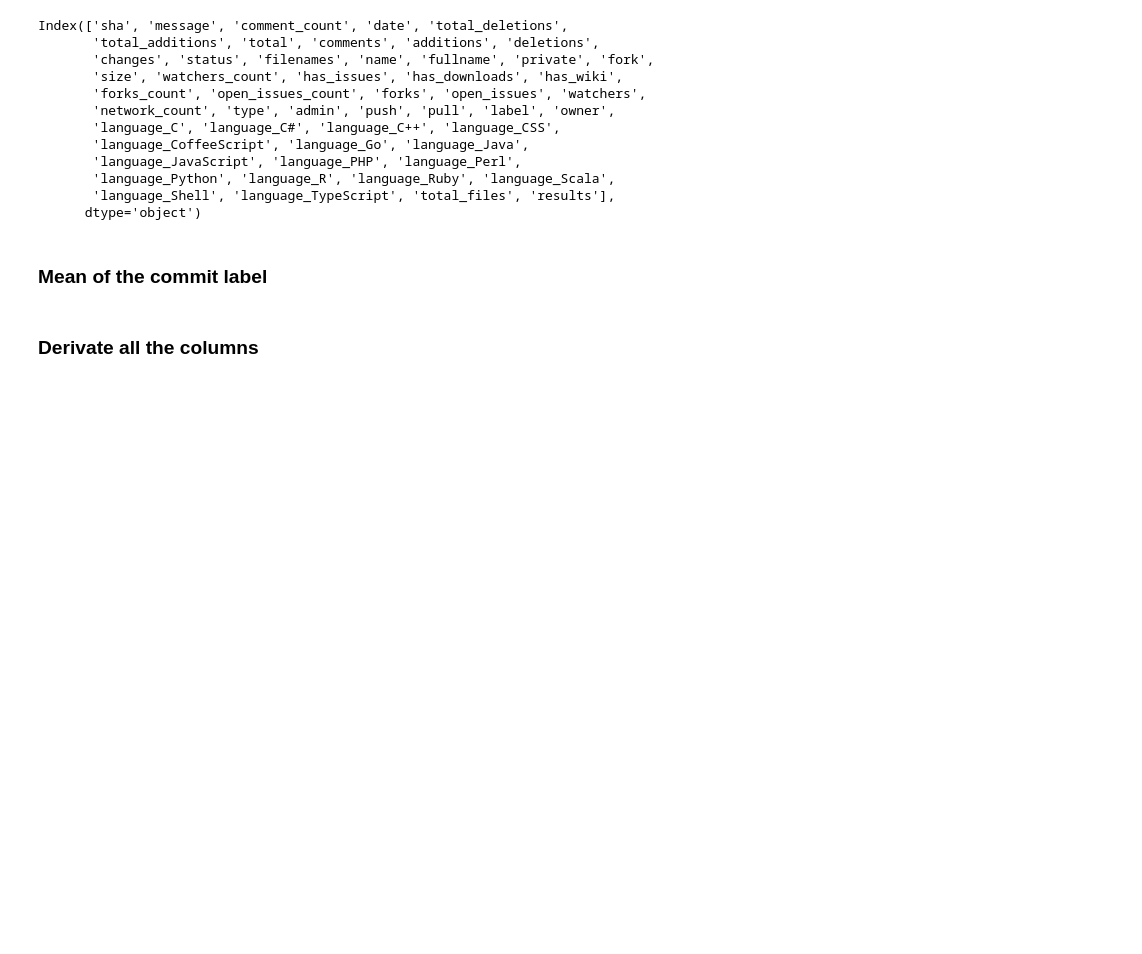
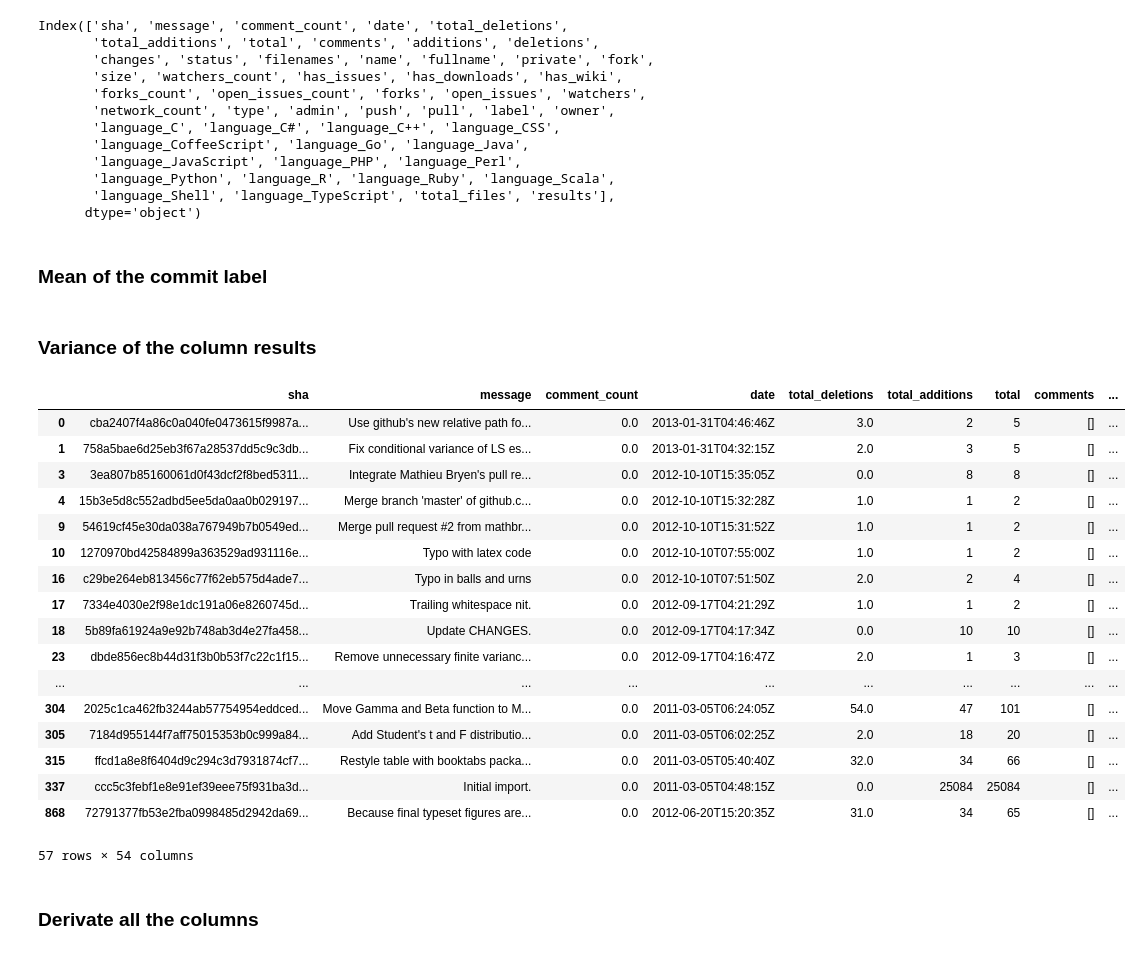
Before and after one commit to gesteves91/software-engineering-ml, a Jupyter notebook: notebooks/02-feature-extraction.ipynb, the cells around one changed output. Saved outputs shown, nothing was run; the diff lists cells and outputs as text; code cells hidden in the pictures; blank space fills up the shorter version.

Commit message:
add adriano code and the feature extraction variance part

```diff
--- a/notebooks/02-feature-extraction.ipynb
+++ b/notebooks/02-feature-extraction.ipynb
@@ -55,6 +55,32 @@ df['mean_commits'] = 0
 
 for project in projects:
     df.loc[df['name'] == project, 'mean_commits'] = commit_mean_dict[project]
+# %% [markdown]
+### Variance of the column results
+# %%
+for project in projects:
+    df.loc[df['name'] == project, 'variance_commits'] = df[df['name']==project][['results', 'mean_commits']].var(ddof=0, axis=1)
+# %%
+df[df['name']=='stat-cookbook']
+# %% [output]
+|  | sha | message | comment_count | date | total_deletions | total_additions | total | comments | ... |
+| 0 | cba2407f4a86c0a040fe0473615f9987a... | Use github's new relative path fo... | 0.0 | 2013-01-31T04:46:46Z | 3.0 | 2 | 5 | [] | ... |
+| 1 | 758a5bae6d25eb3f67a28537dd5c9c3db... | Fix conditional variance of LS es... | 0.0 | 2013-01-31T04:32:15Z | 2.0 | 3 | 5 | [] | ... |
+| 3 | 3ea807b85160061d0f43dcf2f8bed5311... | Integrate Mathieu Bryen's pull re... | 0.0 | 2012-10-10T15:35:05Z | 0.0 | 8 | 8 | [] | ... |
+| 4 | 15b3e5d8c552adbd5ee5da0aa0b029197... | Merge branch 'master' of github.c... | 0.0 | 2012-10-10T15:32:28Z | 1.0 | 1 | 2 | [] | ... |
+| 9 | 54619cf45e30da038a767949b7b0549ed... | Merge pull request #2 from mathbr... | 0.0 | 2012-10-10T15:31:52Z | 1.0 | 1 | 2 | [] | ... |
+| 10 | 1270970bd42584899a363529ad931116e... | Typo with latex code | 0.0 | 2012-10-10T07:55:00Z | 1.0 | 1 | 2 | [] | ... |
+| 16 | c29be264eb813456c77f62eb575d4ade7... | Typo in balls and urns | 0.0 | 2012-10-10T07:51:50Z | 2.0 | 2 | 4 | [] | ... |
+| 17 | 7334e4030e2f98e1dc191a06e8260745d... | Trailing whitespace nit. | 0.0 | 2012-09-17T04:21:29Z | 1.0 | 1 | 2 | [] | ... |
+| 18 | 5b89fa61924a9e92b748ab3d4e27fa458... | Update CHANGES. | 0.0 | 2012-09-17T04:17:34Z | 0.0 | 10 | 10 | [] | ... |
+| 23 | dbde856ec8b44d31f3b0b53f7c22c1f15... | Remove unnecessary finite varianc... | 0.0 | 2012-09-17T04:16:47Z | 2.0 | 1 | 3 | [] | ... |
+| ... | ... | ... | ... | ... | ... | ... | ... | ... | ... |
+| 304 | 2025c1ca462fb3244ab57754954eddced... | Move Gamma and Beta function to M... | 0.0 | 2011-03-05T06:24:05Z | 54.0 | 47 | 101 | [] | ... |
+| 305 | 7184d955144f7aff75015353b0c999a84... | Add Student's t and F distributio... | 0.0 | 2011-03-05T06:02:25Z | 2.0 | 18 | 20 | [] | ... |
+| 315 | ffcd1a8e8f6404d9c294c3d7931874cf7... | Restyle table with booktabs packa... | 0.0 | 2011-03-05T05:40:40Z | 32.0 | 34 | 66 | [] | ... |
+| 337 | ccc5c3febf1e8e91ef39eee75f931ba3d... | Initial import. | 0.0 | 2011-03-05T04:48:15Z | 0.0 | 25084 | 25084 | [] | ... |
+| 868 | 72791377fb53e2fba0998485d2942da69... | Because final typeset figures are... | 0.0 | 2012-06-20T15:20:35Z | 31.0 | 34 | 65 | [] | ... |
+57 rows × 54 columns
 # %% [markdown]
 ### Derivate all the columns
 # %%
```
Also changed, not shown: 1 other file.
